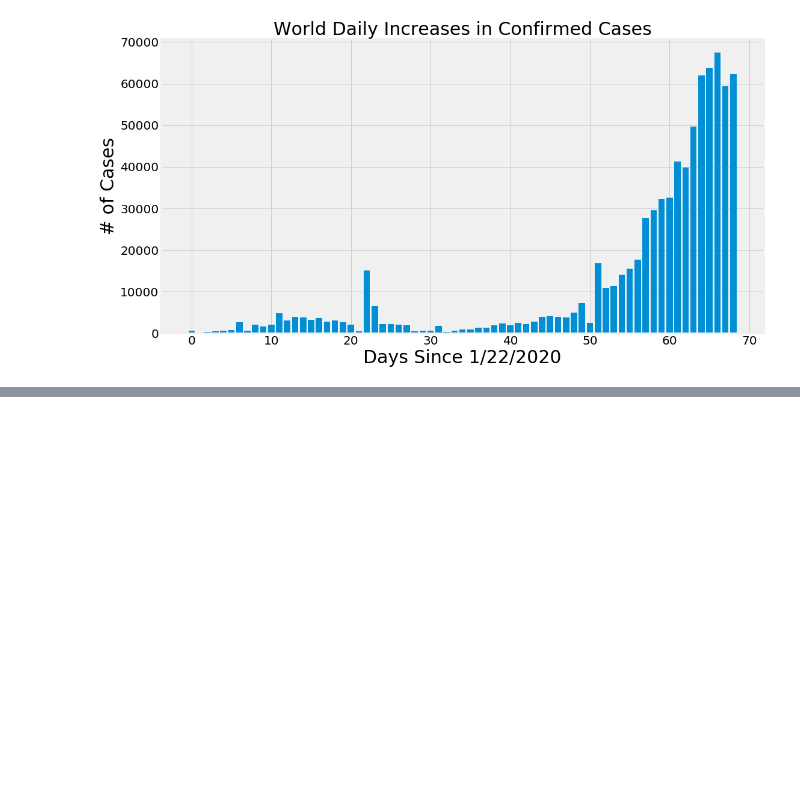
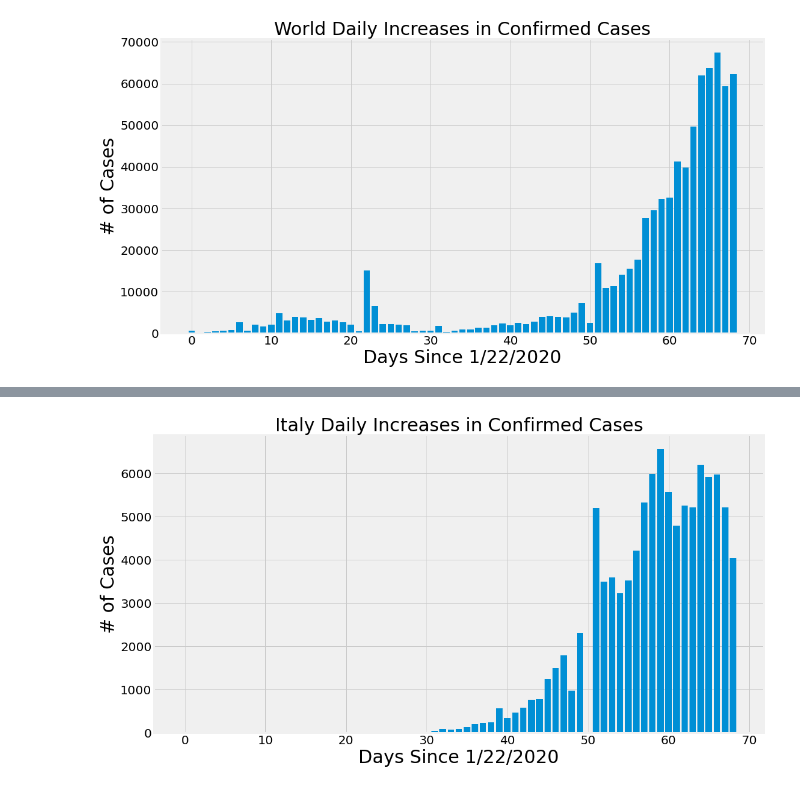
Before and after one commit to fwbrandao/Covid-19_disease_analysis, a Jupyter notebook: covid-19_visualization_prediction.ipynb, the cells around one changed output, grey strips where cells are left out. Cells and saved outputs as stored; diff of their text form; code cells hidden in the pictures; blank space fills up the shorter version.

```diff
--- a/covid-19_visualization_prediction.ipynb
+++ b/covid-19_visualization_prediction.ipynb
@@ -348,8 +387,10 @@ ValueError: shape mismatch: objects cannot be broadcast to a single shape
 # %%
-plt.bar(adjusted_dates, china_daily_increase)
-plt.title('China Daily Increases in Confirmed Cases', size=30)
+plt.figure(figsize=(16, 9))
+plt.bar(adjusted_dates, italy_daily_increase)
+plt.title('Italy Daily Increases in Confirmed Cases', size=30)
 plt.xlabel('Days Since 1/22/2020', size=30)
 plt.ylabel('# of Cases', size=30)
 plt.xticks(size=20)
-plt.yticks(size=20
+plt.yticks(size=20)
+plt.show()
 # %% [output]
@@ -356,0 +397 @@ SyntaxError: unexpected EOF while parsing (<ipython-input-31-2f3924a1fd8c>, line
+[figure, added]
```
Also changed, not shown: parts of 46 cells of this notebook, 1 other file.
